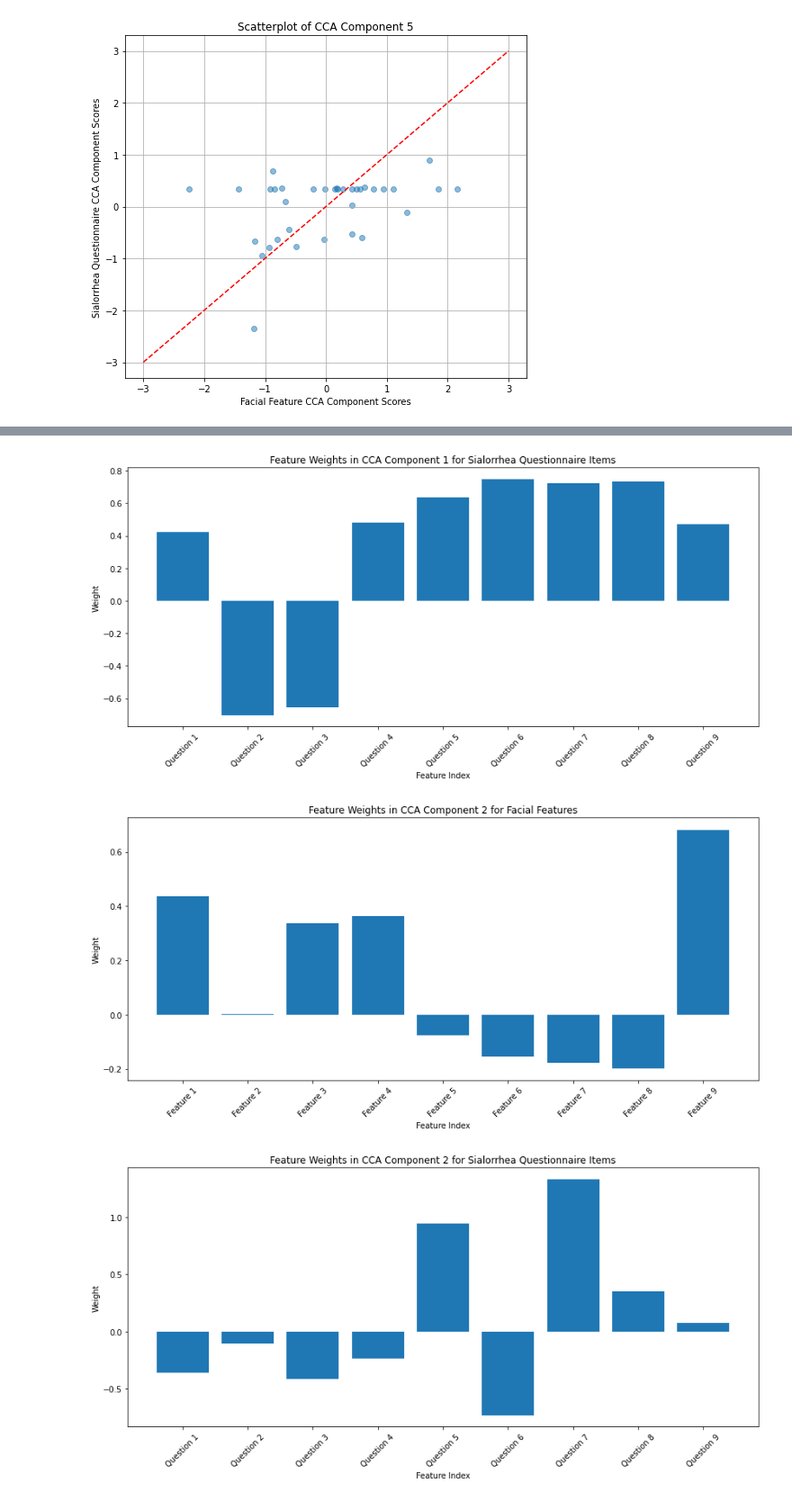
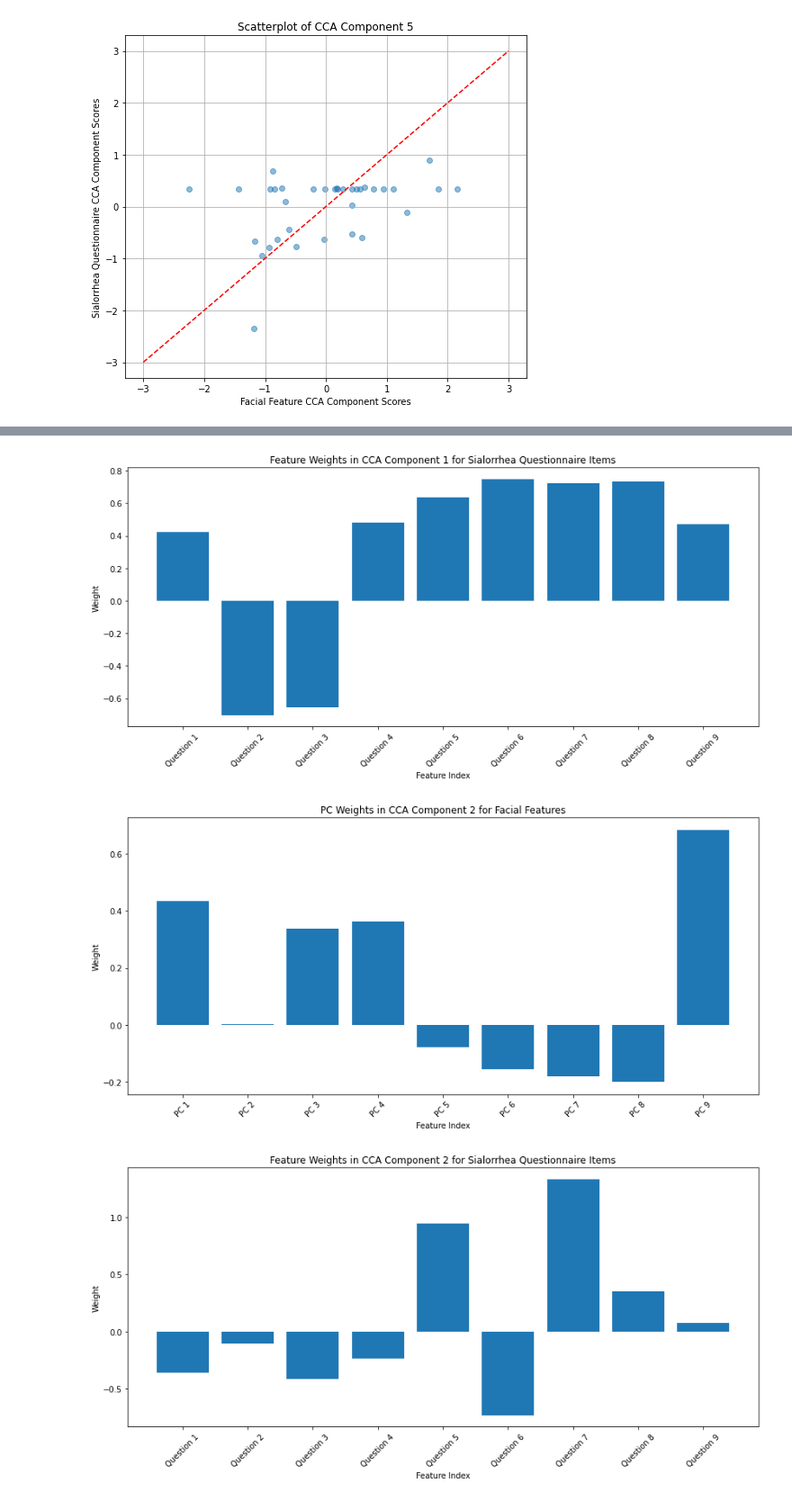
Before and after one commit to McKeownLab/Sialorrhea, a Jupyter notebook: feature_analysis.ipynb, the cells around one changed output, grey strips where cells are left out. Shown at 90% size. Drawn from its saved outputs; the diff is of its cells as text; code cells hidden in the pictures.

```diff
--- a/feature_analysis.ipynb
+++ b/feature_analysis.ipynb
@@ -445,4 +456,5 @@ Correlation for pair 5: 0.36408394395250354, P-value: 0.03154471411934946
 # %%
+#The left and right singular vectors of the cross-covariance matrices of X and Y
 import matplotlib.pyplot as plt
 
 
@@ -454,10 +466,10 @@ for component_index in range(n_components_to_plot):
     # Plotting for X features
     plt.figure(figsize=(12, 6))
     plt.bar(range(len(weights_x)), weights_x)
-    plt.title(f'Feature Weights in CCA Component {component_index+1} for Facial Features')
+    plt.title(f'PC Weights in CCA Component {component_index+1} for Facial Features')
     plt.xlabel('Feature Index')
     plt.ylabel('Weight')
-    plt.xticks(range(len(weights_x)), [f'Feature {i+1}' for i in range(len(weights_x))], rotation=45)
+    plt.xticks(range(len(weights_x)), [f'PC {i+1}' for i in range(len(weights_x))], rotation=45)
     plt.tight_layout()
     plt.show()
 
@@ -475,3 +487,3 @@ for component_index in range(n_components_to_plot):
 [figure]
-[figure, old version]
+[figure, new version]
 [figure]
```
Also changed, not shown: parts of 9 cells of this notebook.
